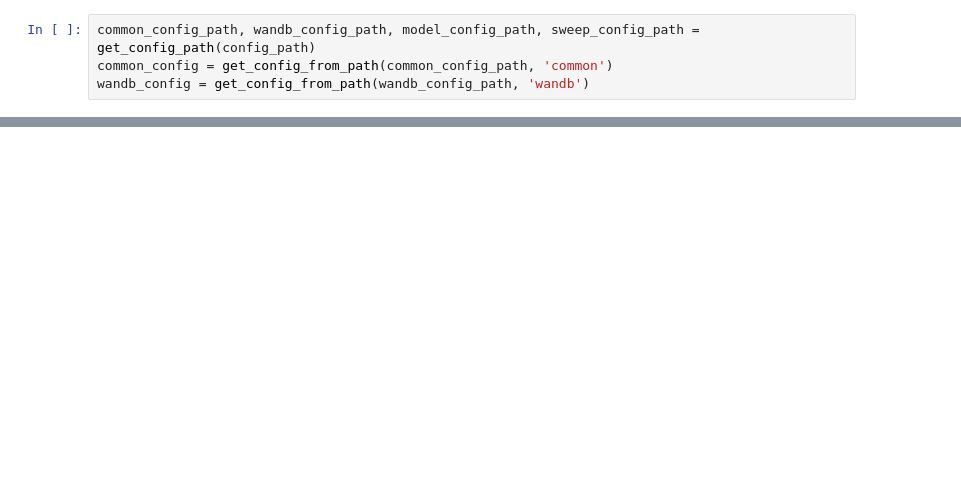
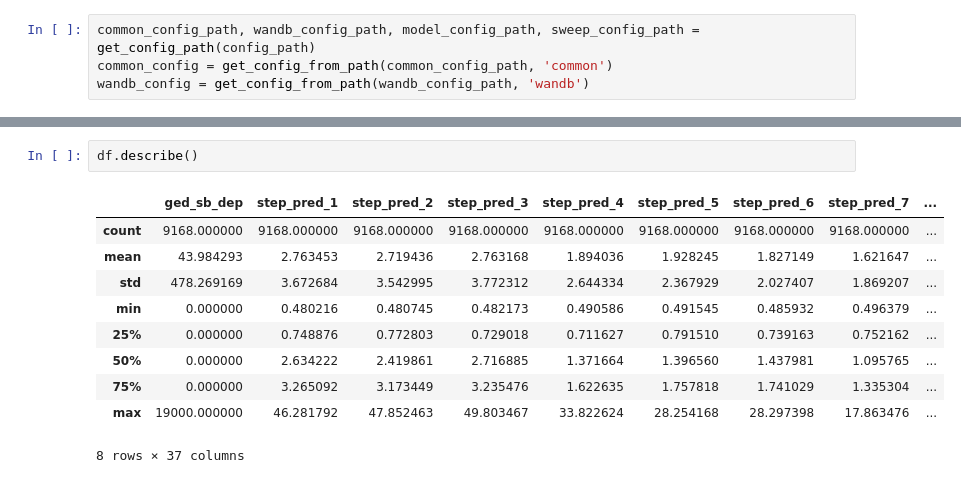
Before and after one commit to prio-data/fatalities003_development, a Jupyter notebook: Example.ipynb, the cells around one changed output, grey strips where cells are left out. Cells and saved outputs as stored; diff of their text form; blank space fills up the shorter version.

```diff
--- a/Example.ipynb
+++ b/Example.ipynb
@@ -97,0 +136,13 @@ mse_normalize 8963611.119130949
+# %%
+df.describe()
+# %% [output]
+|  | ged_sb_dep | step_pred_1 | step_pred_2 | step_pred_3 | step_pred_4 | step_pred_5 | step_pred_6 | step_pred_7 | ... |
+| count | 9168.000000 | 9168.000000 | 9168.000000 | 9168.000000 | 9168.000000 | 9168.000000 | 9168.000000 | 9168.000000 | ... |
+| mean | 43.984293 | 2.763453 | 2.719436 | 2.763168 | 1.894036 | 1.928245 | 1.827149 | 1.621647 | ... |
+| std | 478.269169 | 3.672684 | 3.542995 | 3.772312 | 2.644334 | 2.367929 | 2.027407 | 1.869207 | ... |
+| min | 0.000000 | 0.480216 | 0.480745 | 0.482173 | 0.490586 | 0.491545 | 0.485932 | 0.496379 | ... |
+| 25% | 0.000000 | 0.748876 | 0.772803 | 0.729018 | 0.711627 | 0.791510 | 0.739163 | 0.752162 | ... |
+| 50% | 0.000000 | 2.634222 | 2.419861 | 2.716885 | 1.371664 | 1.396560 | 1.437981 | 1.095765 | ... |
+| 75% | 0.000000 | 3.265092 | 3.173449 | 3.235476 | 1.622635 | 1.757818 | 1.741029 | 1.335304 | ... |
+| max | 19000.000000 | 46.281792 | 47.852463 | 49.803467 | 33.822624 | 28.254168 | 28.297398 | 17.863476 | ... |
+8 rows × 37 columns
```
Also changed, not shown: parts of 13 cells of this notebook, 3 other files.
